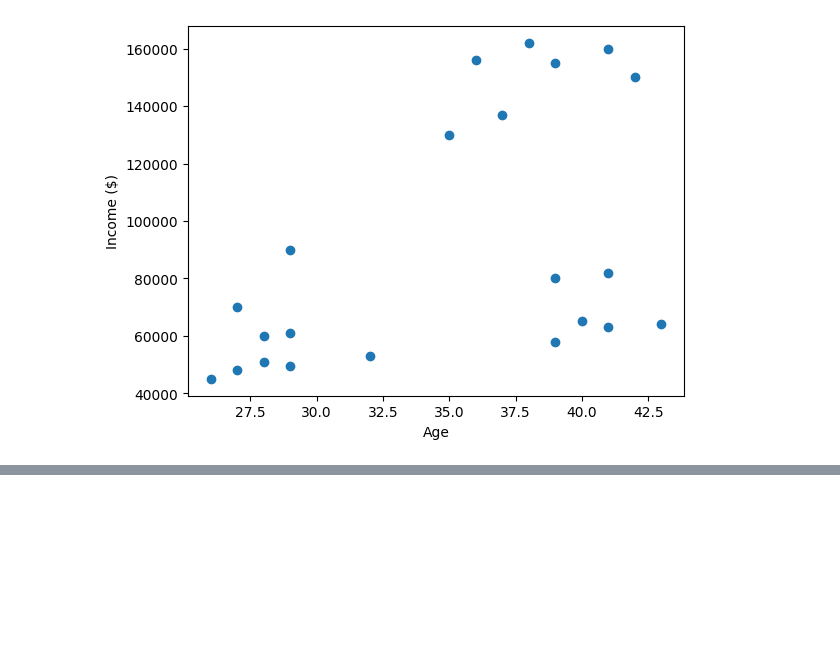
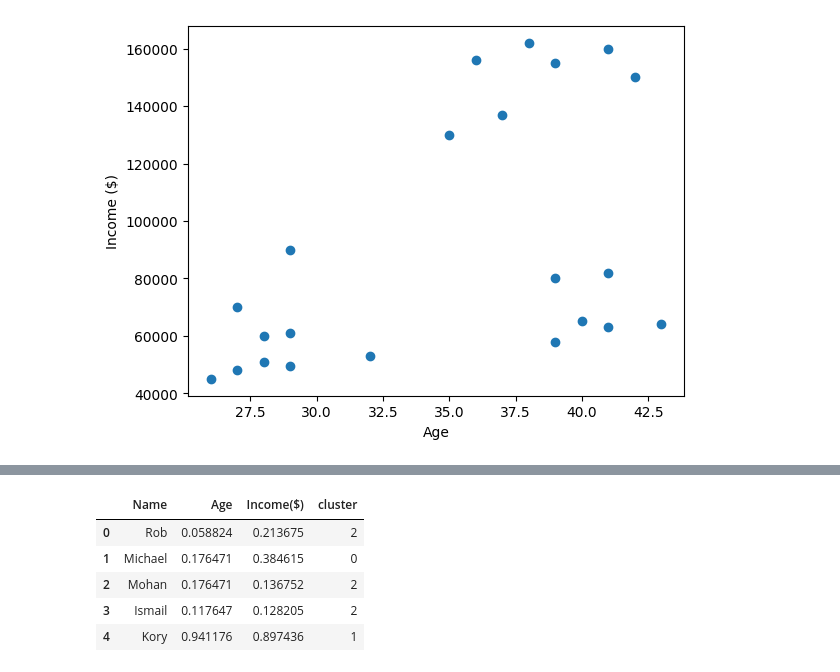
Before and after one commit to Shivani11032006/Daily-work, a Jupyter notebook: KMeans.ipynb, the cells around one changed output, grey strips where cells are left out. Drawn from its saved outputs; the diff is of its cells as text; code cells hidden in the pictures; blank space fills up the shorter version.

```diff
--- a/KMeans.ipynb
+++ b/KMeans.ipynb
@@ -63,0 +70,9 @@ plt.legend()
+# %%
+df.head()
+# %% [output]
+|  | Name | Age | Income($) | cluster |
+| 0 | Rob | 0.058824 | 0.213675 | 2 |
+| 1 | Michael | 0.176471 | 0.384615 | 0 |
+| 2 | Mohan | 0.176471 | 0.136752 | 2 |
+| 3 | Ismail | 0.117647 | 0.128205 | 2 |
+| 4 | Kory | 0.941176 | 0.897436 | 1 |
```
Also changed, not shown: parts of 11 cells of this notebook.
